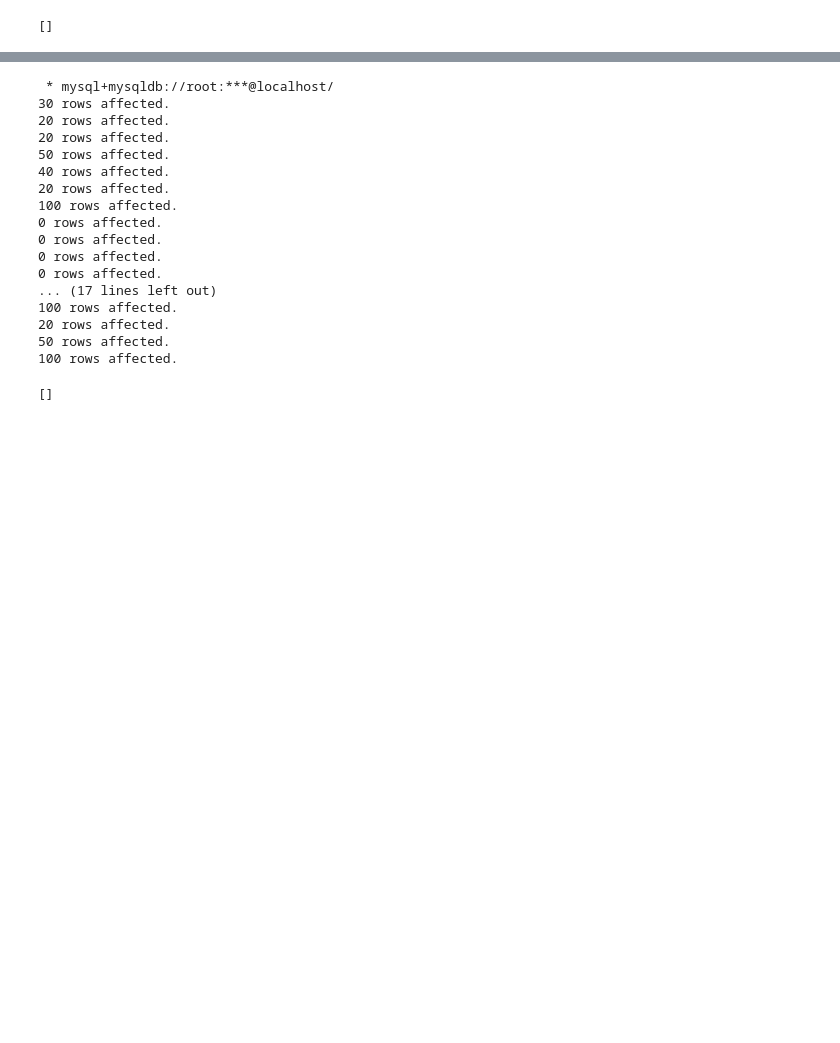
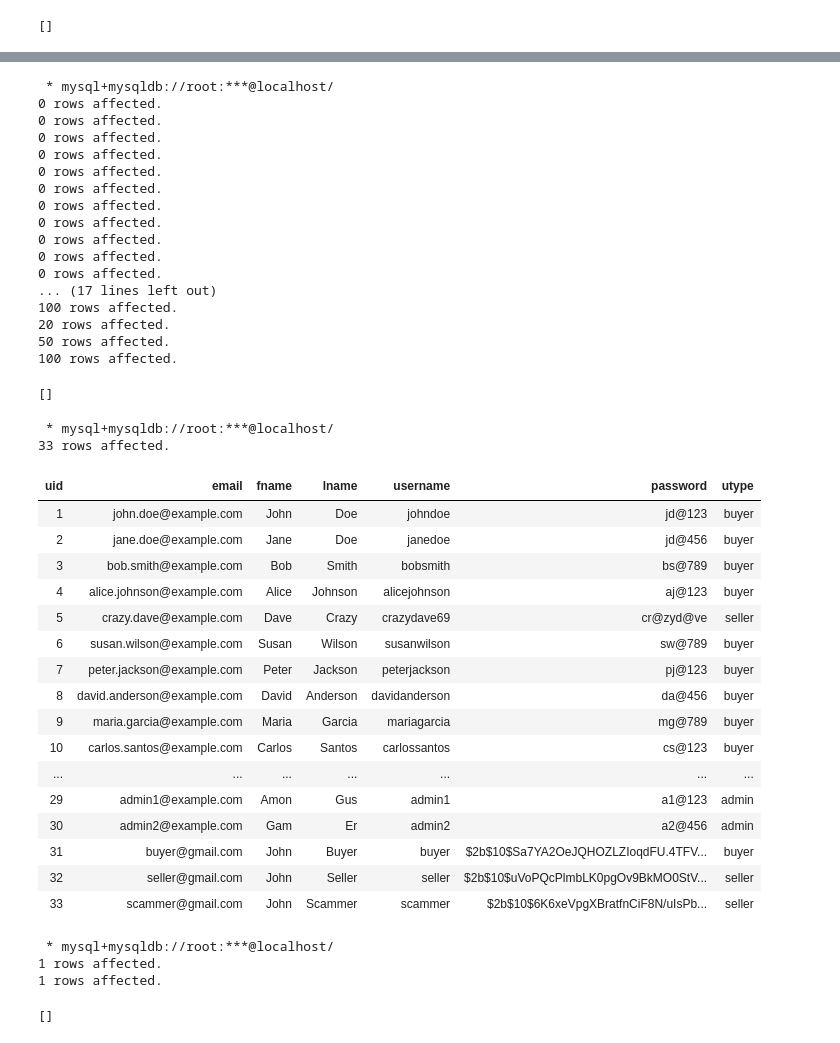
Before and after one commit to khangtranduc/ok-bloomer, a Jupyter notebook: database-init/data-pop.ipynb, the cells around one changed output, grey strips where cells are left out. Saved outputs shown, nothing was run; the diff lists cells and outputs as text; code cells hidden in the pictures; blank space fills up the shorter version.

Commit message:
added user status

```diff
--- a/database-init/data-pop.ipynb
+++ b/database-init/data-pop.ipynb
@@ -349,7 +369,10 @@ VALUES
 ('derek.ng@example.com', 'Derek', 'Ng', 'derekng', 'dn@789', 'seller'),
 ('amanda.smith@example.com', 'Amanda', 'Smith', 'amandasmith', 'as@123', 'seller'),
 ('admin1@example.com', 'Amon', 'Gus', 'admin1', 'a1@123', 'admin'),
-('admin2@example.com', 'Gam', 'Er', 'admin2', 'a2@456', 'admin');
+('admin2@example.com', 'Gam', 'Er', 'admin2', 'a2@456', 'admin'),
+('buyer@gmail.com', 'John', 'Buyer', 'buyer', '$2b$10$Sa7YA2OeJQHOZLZIoqdFU.4TFVHJjXtk71DXSQkpmbQTo8ftvmarC', 'buyer'),
+('seller@gmail.com', 'John', 'Seller', 'seller', '$2b$10$uVoPQcPlmbLK0pgOv9BkMO0StVq3NwQAcKnzYGip0golKEuDFybp.', 'seller'),
+('scammer@gmail.com', 'John', 'Scammer', 'scammer', '$2b$10$6K6xeVpgXBratfnCiF8N/uIsPb7zHFtWQy902mlieJ4vQE.NsHIcG', 'seller');
 #Verify all buyers
 UPDATE seller
 SET verified = 1
@@ -694,13 +717,13 @@ FROM `order`, product, contains
 WHERE `order`.order_id = contains.order_id and product.product_id = contains.product_id
 # %% [output]
  * mysql+mysqldb://root:***@localhost/
-30 rows affected.
-20 rows affected.
-20 rows affected.
-50 rows affected.
-40 rows affected.
-20 rows affected.
-100 rows affected.
+0 rows affected.
+0 rows affected.
+0 rows affected.
+0 rows affected.
+0 rows affected.
+0 rows affected.
+0 rows affected.
 0 rows affected.
 0 rows affected.
 0 rows affected.
@@ -711,3 +734,40 @@ WHERE `order`.order_id = contains.order_id and product.product_id = contains.pro
 50 rows affected.
 100 rows affected.
 []
+# %%
+%%sql
+select * from user;
+# %% [output]
+ * mysql+mysqldb://root:***@localhost/
+33 rows affected.
+| uid | email | fname | lname | username | password | utype |
+| 1 | john.doe@example.com | John | Doe | johndoe | jd@123 | buyer |
+| 2 | jane.doe@example.com | Jane | Doe | janedoe | jd@456 | buyer |
+| 3 | bob.smith@example.com | Bob | Smith | bobsmith | bs@789 | buyer |
+| 4 | alice.johnson@example.com | Alice | Johnson | alicejohnson | aj@123 | buyer |
+| 5 | crazy.dave@example.com | Dave | Crazy | crazydave69 | cr@zyd@ve | seller |
+| 6 | susan.wilson@example.com | Susan | Wilson | susanwilson | sw@789 | buyer |
+| 7 | peter.jackson@example.com | Peter | Jackson | peterjackson | pj@123 | buyer |
+| 8 | david.anderson@example.com | David | Anderson | davidanderson | da@456 | buyer |
+| 9 | maria.garcia@example.com | Maria | Garcia | mariagarcia | mg@789 | buyer |
+| 10 | carlos.santos@example.com | Carlos | Santos | carlossantos | cs@123 | buyer |
+| ... | ... | ... | ... | ... | ... | ... |
+| 29 | admin1@example.com | Amon | Gus | admin1 | a1@123 | admin |
+| 30 | admin2@example.com | Gam | Er | admin2 | a2@456 | admin |
+| 31 | buyer@gmail.com | John | Buyer | buyer | $2b$10$Sa7YA2OeJQHOZLZIoqdFU.4TFV... | buyer |
+| 32 | seller@gmail.com | John | Seller | seller | $2b$10$uVoPQcPlmbLK0pgOv9BkMO0StV... | seller |
+| 33 | scammer@gmail.com | John | Scammer | scammer | $2b$10$6K6xeVpgXBratfnCiF8N/uIsPb... | seller |
+# %%
+%%sql
+#Update the user accounts
+update buyer
+set credit = 10
+where buid = 31;
+update seller
+set balance = 100, verified = 1
+where suid = 32;
+# %% [output]
+ * mysql+mysqldb://root:***@localhost/
+1 rows affected.
+1 rows affected.
+[]
```
Also changed, not shown: parts of 4 cells of this notebook, 4 other files.
